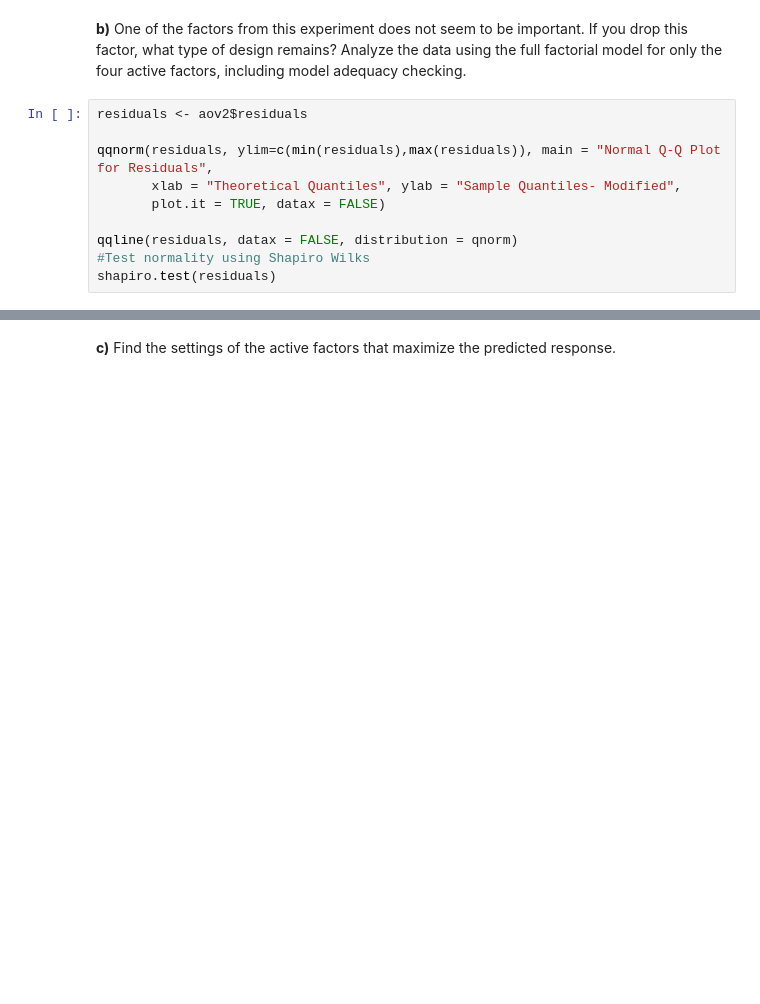
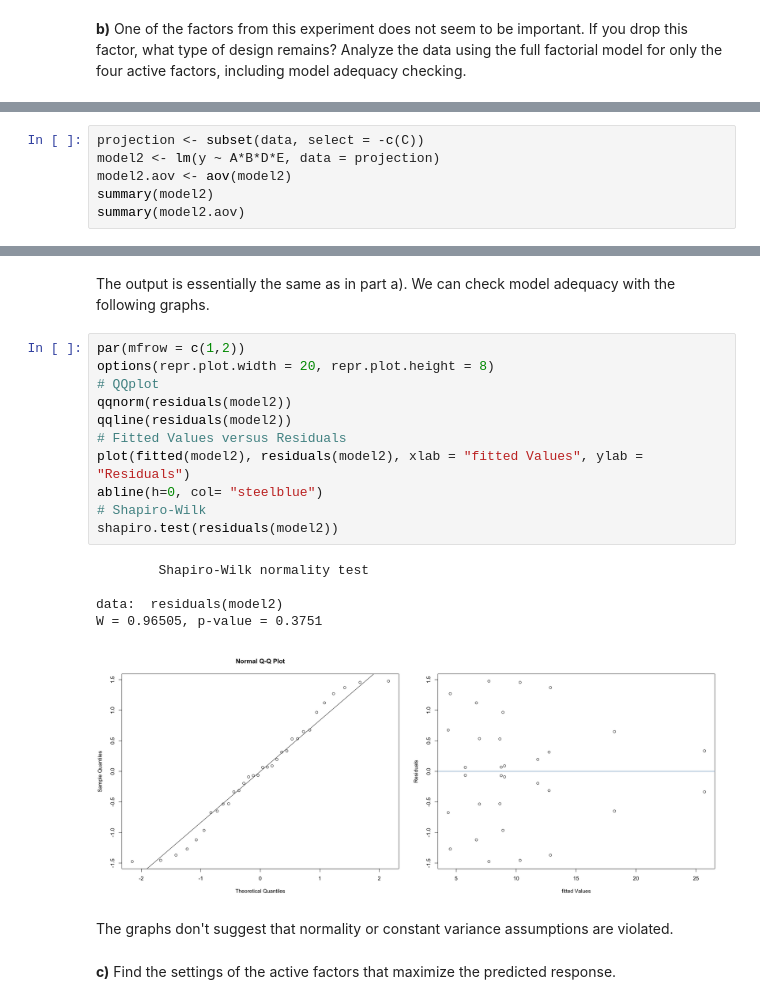
Before and after one commit to AlexWiigs/Code, a Jupyter notebook: STAT 558/558_A3/558_A3_Q4.ipynb, the cells around one changed output, grey strips where cells are left out. Drawn from its saved outputs; the diff is of its cells as text; blank space fills up the shorter version.

```diff
--- a/STAT 558/558_A3/558_A3_Q4.ipynb
+++ b/STAT 558/558_A3/558_A3_Q4.ipynb
@@ -83,13 +100,3 @@ Residuals   20  32.54    1.63
 Signif. codes:  0 '***' 0.001 '**' 0.01 '*' 0.05 '.' 0.1 ' ' 1
 # %% [markdown]
 **b)** One of the factors from this experiment does not seem to be important. If you drop this factor, what type of design remains? Analyze the data using the full factorial model for only the four active factors, including model adequacy checking.
-# %%
-residuals <- aov2$residuals
-
-qqnorm(residuals, ylim=c(min(residuals),max(residuals)), main = "Normal Q-Q Plot for Residuals",
-       xlab = "Theoretical Quantiles", ylab = "Sample Quantiles- Modified",
-       plot.it = TRUE, datax = FALSE)
-
-qqline(residuals, datax = FALSE, distribution = qnorm)
-#Test normality using Shapiro Wilks
-shapiro.test(residuals)
@@ -101,0 +105,6 @@ W = 0.97507, p-value = 0.6491
+# %%
+projection <- subset(data, select = -c(C))
+model2 <- lm(y ~ A*B*D*E, data = projection)
+model2.aov <- aov(model2)
+summary(model2)
+summary(model2.aov)
@@ -102,2 +148,23 @@ W = 0.97507, p-value = 0.6491
+# %% [markdown]
+The output is essentially the same as in part a). We can check model adequacy with the following graphs.
+# %%
+par(mfrow = c(1,2))
+options(repr.plot.width = 20, repr.plot.height = 8)
+# QQplot
+qqnorm(residuals(model2))
+qqline(residuals(model2))
+# Fitted Values versus Residuals
+plot(fitted(model2), residuals(model2), xlab = "fitted Values", ylab = "Residuals")
+abline(h=0, col= "steelblue")
+# Shapiro-Wilk
+shapiro.test(residuals(model2))
+# %% [output]
+        Shapiro-Wilk normality test
+
+data:  residuals(model2)
+W = 0.96505, p-value = 0.3751
+[figure, added]
+# %% [markdown]
+The graphs don't suggest that normality or constant variance assumptions are violated.
 # %% [markdown]
 **c)** Find the settings of the active factors that maximize the predicted response.
```
Also changed, not shown: parts of 10 cells of this notebook, 13 other files.
